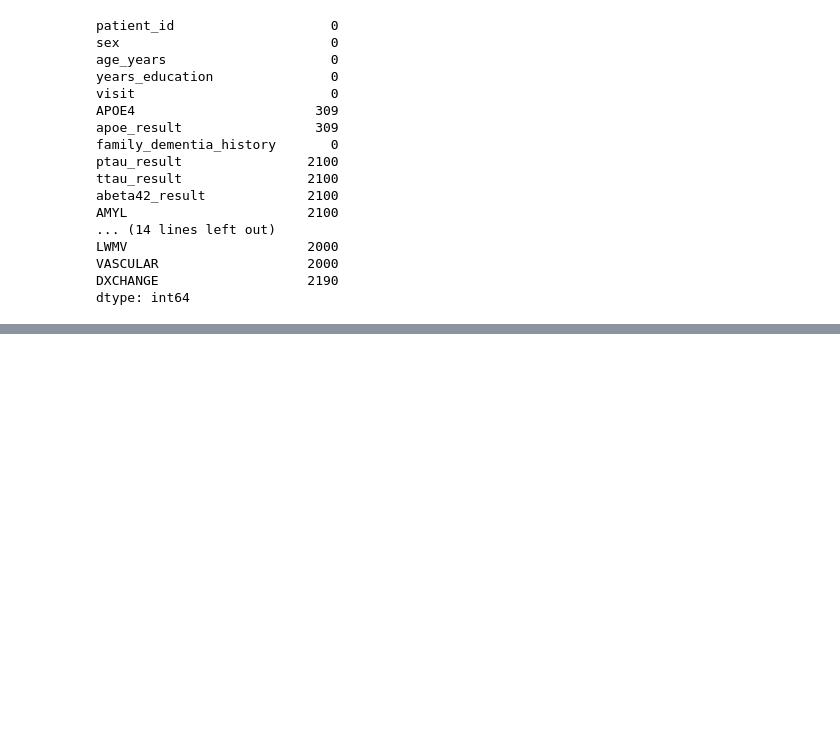
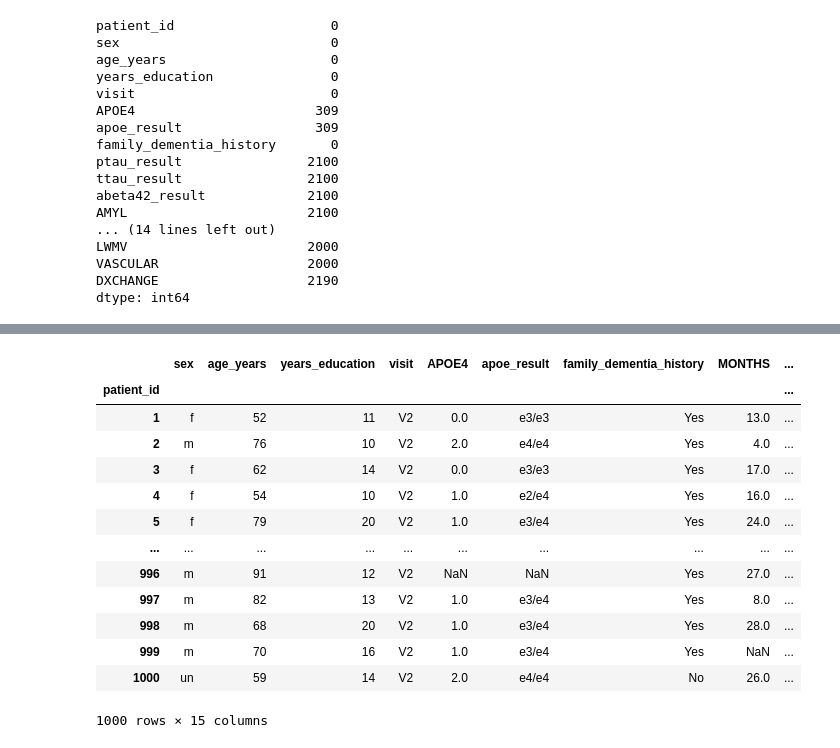
Before and after one commit to SofiaG73/ml_alzheimer, a Jupyter notebook: analisedados.ipynb, the cells around one changed output, grey strips where cells are left out. Cells and saved outputs as stored; diff of their text form; code cells hidden in the pictures; blank space fills up the shorter version.

```diff
--- a/analisedados.ipynb
+++ b/analisedados.ipynb
@@ -110,0 +162,2 @@ Name: ttau_result, Length: 3000, dtype: float64
+# %%
+df_v2 = df[df["visit"]=="V2"]
@@ -110,0 +240,2 @@ Name: ttau_result, Length: 3000, dtype: float64
+# %%
+df_v2.set_index('patient_id', inplace=True)
@@ -110,0 +262,20 @@ Name: ttau_result, Length: 3000, dtype: float64
+# %%
+# remove null columns
+df_v2 = df_v2.dropna(axis=1, how='all')
+# %%
+df_v2
+# %% [output]
+|  | sex | age_years | years_education | visit | APOE4 | apoe_result | family_dementia_history | MONTHS | ... |
+| patient_id |  |  |  |  |  |  |  |  | ... |
+| 1 | f | 52 | 11 | V2 | 0.0 | e3/e3 | Yes | 13.0 | ... |
+| 2 | m | 76 | 10 | V2 | 2.0 | e4/e4 | Yes | 4.0 | ... |
+| 3 | f | 62 | 14 | V2 | 0.0 | e3/e3 | Yes | 17.0 | ... |
+| 4 | f | 54 | 10 | V2 | 1.0 | e2/e4 | Yes | 16.0 | ... |
+| 5 | f | 79 | 20 | V2 | 1.0 | e3/e4 | Yes | 24.0 | ... |
+| ... | ... | ... | ... | ... | ... | ... | ... | ... | ... |
+| 996 | m | 91 | 12 | V2 | NaN | NaN | Yes | 27.0 | ... |
+| 997 | m | 82 | 13 | V2 | 1.0 | e3/e4 | Yes | 8.0 | ... |
+| 998 | m | 68 | 20 | V2 | 1.0 | e3/e4 | Yes | 28.0 | ... |
+| 999 | m | 70 | 16 | V2 | 1.0 | e3/e4 | Yes | NaN | ... |
+| 1000 | un | 59 | 14 | V2 | 2.0 | e4/e4 | No | 26.0 | ... |
+1000 rows × 15 columns
```
Also changed, not shown: parts of 20 cells of this notebook.
